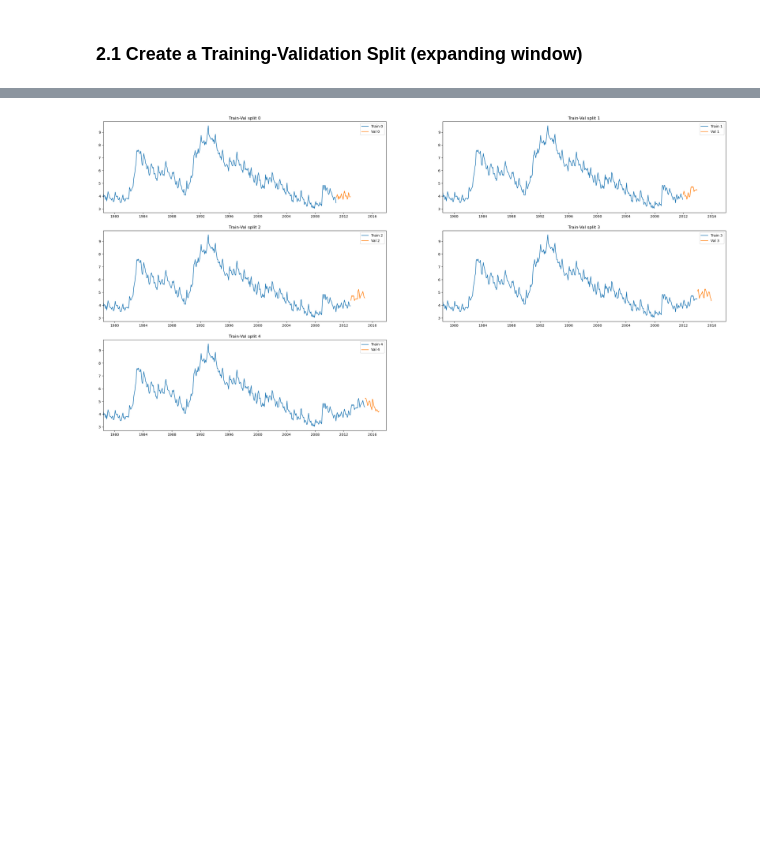
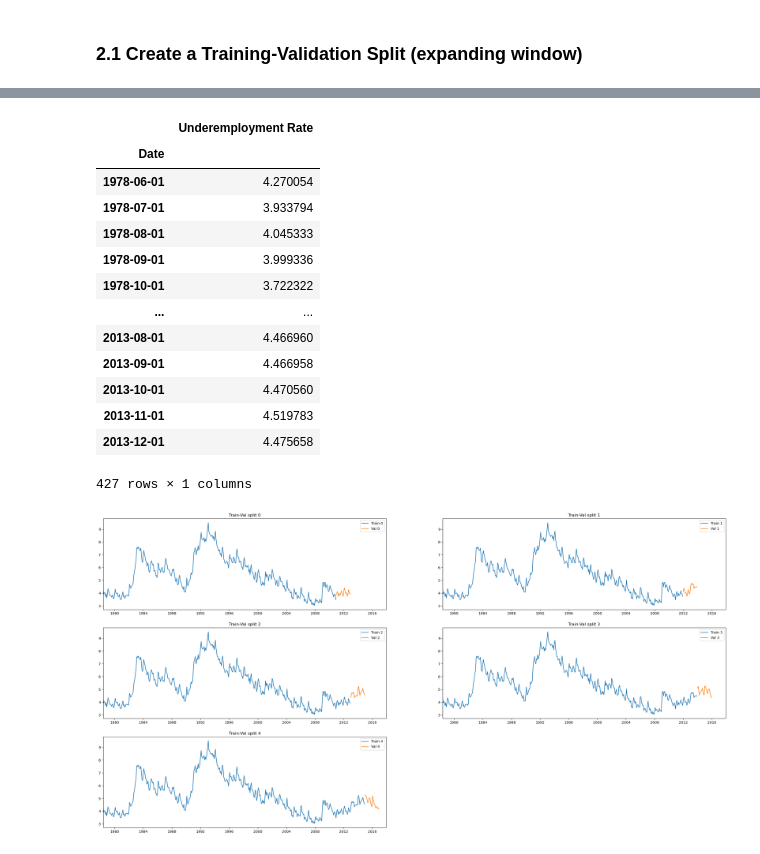
Before and after one commit to DamianChimes/QBUS6840-Predictive-Analytics, a Jupyter notebook: Exploratory Analysis.ipynb, the cells around one changed output, grey strips where cells are left out. Cells and saved outputs as stored; diff of their text form; code cells hidden in the pictures; blank space fills up the shorter version.

```diff
--- a/Exploratory Analysis.ipynb
+++ b/Exploratory Analysis.ipynb
@@ -275,0 +246,8 @@ Split 4: Train - (439, 1) | Validation - (24, 1)
+# %%
+# (a) Forecast window of 24, expanding by 12 months each time
+# Load from utilities
+
+train_folds, val_folds = ts_cross_val_split(df_ts)
+
+for n in range(5):
+    print(train_folds[n].shape, val_folds[n].shape)
@@ -276,3 +261,20 @@ Split 4: Train - (439, 1) | Validation - (24, 1)
+# %%
+train_folds[3]
+# %% [output]
+|  | Underemployment Rate |
+| Date |  |
+| 1978-06-01 | 4.270054 |
+| 1978-07-01 | 3.933794 |
+| 1978-08-01 | 4.045333 |
+| 1978-09-01 | 3.999336 |
+| 1978-10-01 | 3.722322 |
+| ... | ... |
+| 2013-08-01 | 4.466960 |
+| 2013-09-01 | 4.466958 |
+| 2013-10-01 | 4.470560 |
+| 2013-11-01 | 4.519783 |
+| 2013-12-01 | 4.475658 |
+427 rows × 1 columns
 # %%
 # Plot the train-val splits
 plt.figure(figsize=(32,16))
```
Also changed, not shown: parts of 11 cells of this notebook, 1 other file.
